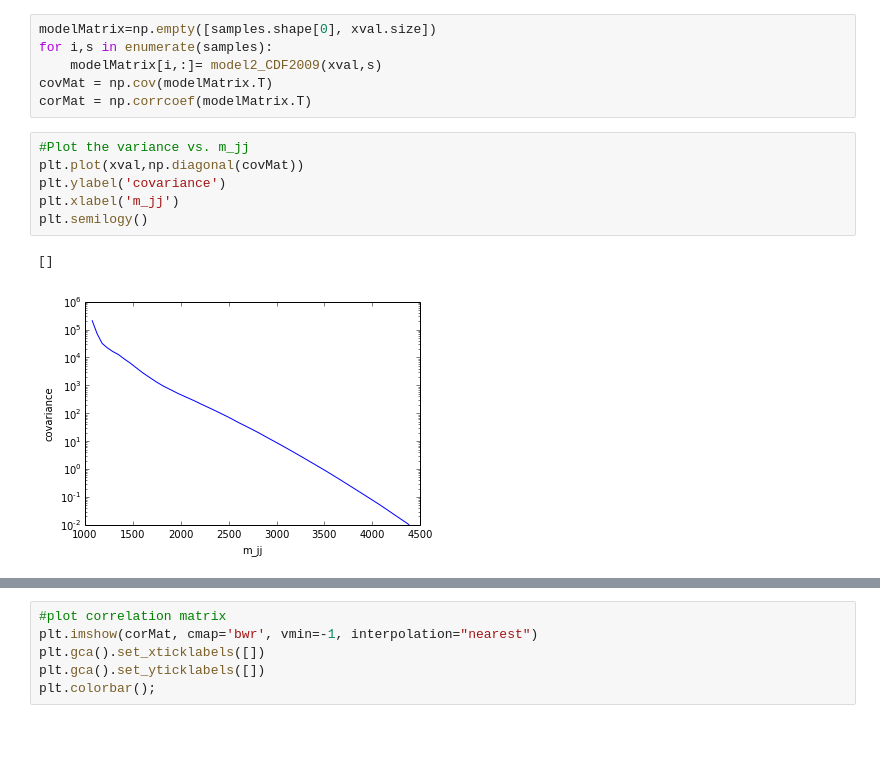
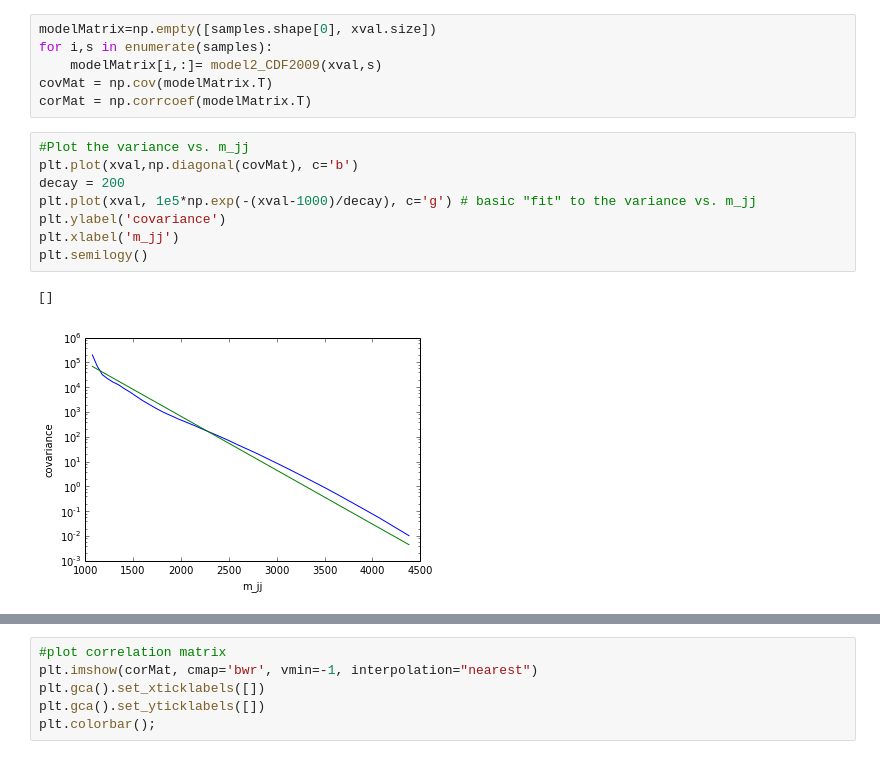
Before and after one commit to cranmer/play, a Jupyter notebook: misc/DiJet_GP_test.ipynb, the cells around one changed output, grey strips where cells are left out. Saved outputs shown, nothing was run; the diff lists cells and outputs as text.

```diff
--- a/misc/DiJet_GP_test.ipynb
+++ b/misc/DiJet_GP_test.ipynb
@@ -176,13 +176,15 @@ covMat = np.cov(modelMatrix.T)
 corMat = np.corrcoef(modelMatrix.T)
 # %%
 #Plot the variance vs. m_jj
-plt.plot(xval,np.diagonal(covMat))
+plt.plot(xval,np.diagonal(covMat), c='b')
+decay = 200
+plt.plot(xval, 1e5*np.exp(-(xval-1000)/decay), c='g') # basic "fit" to the variance vs. m_jj
 plt.ylabel('covariance')
 plt.xlabel('m_jj')
 plt.semilogy()
 # %% [output]
 []
-[figure, old version]
+[figure, new version]
 # %%
 #plot covariance matrix
 crop=0
```
Also changed, not shown: parts of 21 cells of this notebook.
